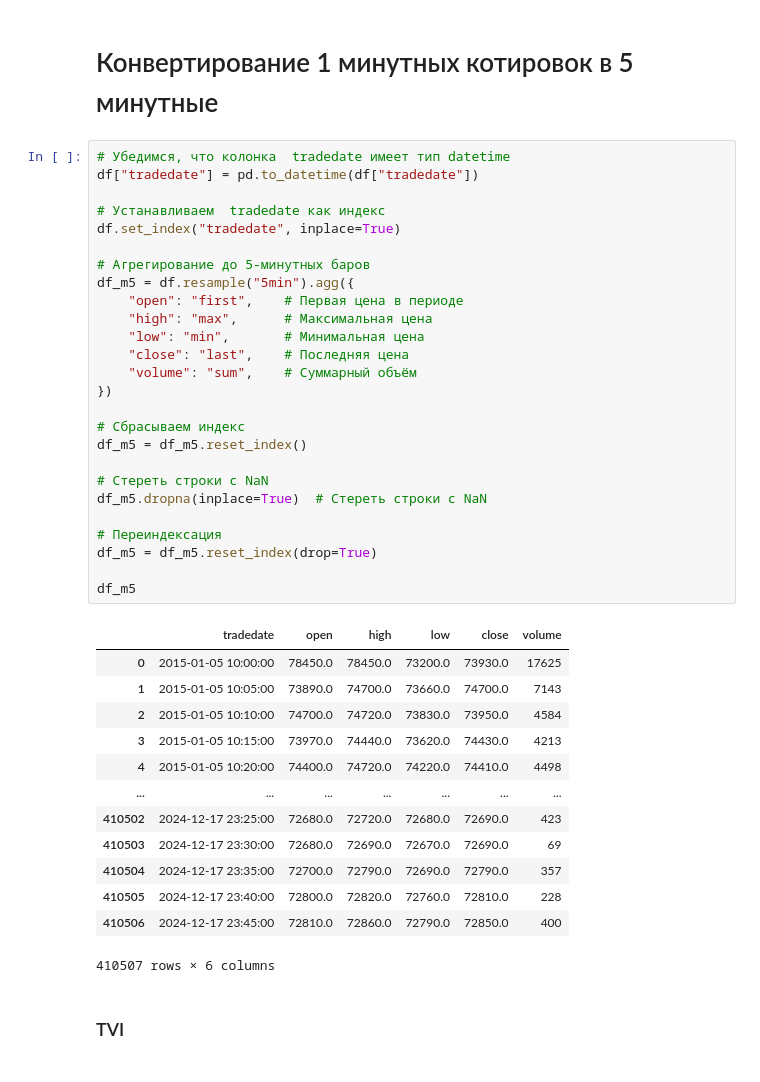
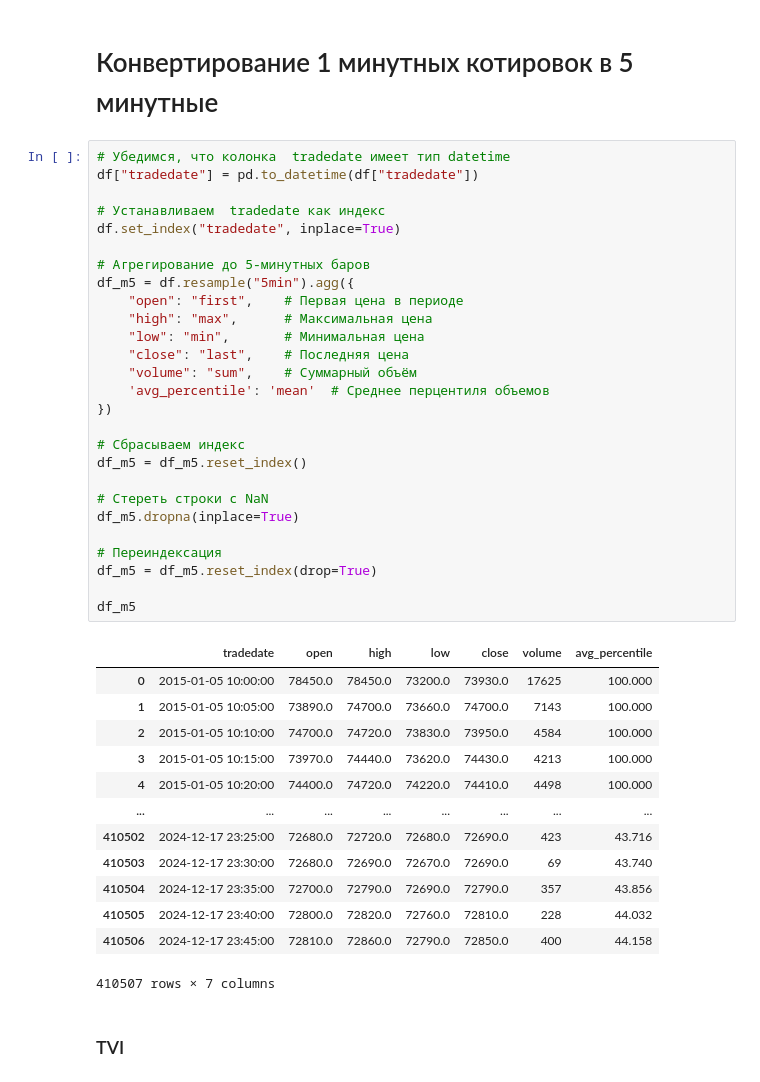
Before and after one commit to Alkor135/pj4_volatile_day_volumes, a Jupyter notebook: data_prepare.ipynb, the cells around one changed output. Drawn from its saved outputs; the diff is of its cells as text.

```diff
--- a/data_prepare.ipynb
+++ b/data_prepare.ipynb
@@ -152,43 +152,44 @@ print(len(dates_list) / unique_values)
 # %%
 # Убедимся, что колонка  tradedate имеет тип datetime
 df["tradedate"] = pd.to_datetime(df["tradedate"])
 
 # Устанавливаем  tradedate как индекс
 df.set_index("tradedate", inplace=True)
 
 # Агрегирование до 5-минутных баров
 df_m5 = df.resample("5min").agg({
     "open": "first",    # Первая цена в периоде
     "high": "max",      # Максимальная цена
     "low": "min",       # Минимальная цена
     "close": "last",    # Последняя цена
     "volume": "sum",    # Суммарный объём
+    'avg_percentile': 'mean'  # Среднее перцентиля объемов
 })
 
 # Сбрасываем индекс
 df_m5 = df_m5.reset_index()
 
 # Стереть строки с NaN
-df_m5.dropna(inplace=True)  # Стереть строки с NaN
+df_m5.dropna(inplace=True)
 
 # Переиндексация
 df_m5 = df_m5.reset_index(drop=True)
 
 df_m5
 # %% [output]
-|  | tradedate | open | high | low | close | volume |
-| 0 | 2015-01-05 10:00:00 | 78450.0 | 78450.0 | 73200.0 | 73930.0 | 17625 |
-| 1 | 2015-01-05 10:05:00 | 73890.0 | 74700.0 | 73660.0 | 74700.0 | 7143 |
-| 2 | 2015-01-05 10:10:00 | 74700.0 | 74720.0 | 73830.0 | 73950.0 | 4584 |
-| 3 | 2015-01-05 10:15:00 | 73970.0 | 74440.0 | 73620.0 | 74430.0 | 4213 |
-| 4 | 2015-01-05 10:20:00 | 74400.0 | 74720.0 | 74220.0 | 74410.0 | 4498 |
-| ... | ... | ... | ... | ... | ... | ... |
-| 410502 | 2024-12-17 23:25:00 | 72680.0 | 72720.0 | 72680.0 | 72690.0 | 423 |
-| 410503 | 2024-12-17 23:30:00 | 72680.0 | 72690.0 | 72670.0 | 72690.0 | 69 |
-| 410504 | 2024-12-17 23:35:00 | 72700.0 | 72790.0 | 72690.0 | 72790.0 | 357 |
-| 410505 | 2024-12-17 23:40:00 | 72800.0 | 72820.0 | 72760.0 | 72810.0 | 228 |
-| 410506 | 2024-12-17 23:45:00 | 72810.0 | 72860.0 | 72790.0 | 72850.0 | 400 |
+|  | tradedate | open | high | low | close | volume | avg_percentile |
+| 0 | 2015-01-05 10:00:00 | 78450.0 | 78450.0 | 73200.0 | 73930.0 | 17625 | 100.000 |
+| 1 | 2015-01-05 10:05:00 | 73890.0 | 74700.0 | 73660.0 | 74700.0 | 7143 | 100.000 |
+| 2 | 2015-01-05 10:10:00 | 74700.0 | 74720.0 | 73830.0 | 73950.0 | 4584 | 100.000 |
+| 3 | 2015-01-05 10:15:00 | 73970.0 | 74440.0 | 73620.0 | 74430.0 | 4213 | 100.000 |
+| 4 | 2015-01-05 10:20:00 | 74400.0 | 74720.0 | 74220.0 | 74410.0 | 4498 | 100.000 |
+| ... | ... | ... | ... | ... | ... | ... | ... |
+| 410502 | 2024-12-17 23:25:00 | 72680.0 | 72720.0 | 72680.0 | 72690.0 | 423 | 43.716 |
+| 410503 | 2024-12-17 23:30:00 | 72680.0 | 72690.0 | 72670.0 | 72690.0 | 69 | 43.740 |
+| 410504 | 2024-12-17 23:35:00 | 72700.0 | 72790.0 | 72690.0 | 72790.0 | 357 | 43.856 |
+| 410505 | 2024-12-17 23:40:00 | 72800.0 | 72820.0 | 72760.0 | 72810.0 | 228 | 44.032 |
+| 410506 | 2024-12-17 23:45:00 | 72810.0 | 72860.0 | 72790.0 | 72850.0 | 400 | 44.158 |
-410507 rows × 6 columns
+410507 rows × 7 columns
 # %% [markdown]
 ### TVI
 # %%
```
